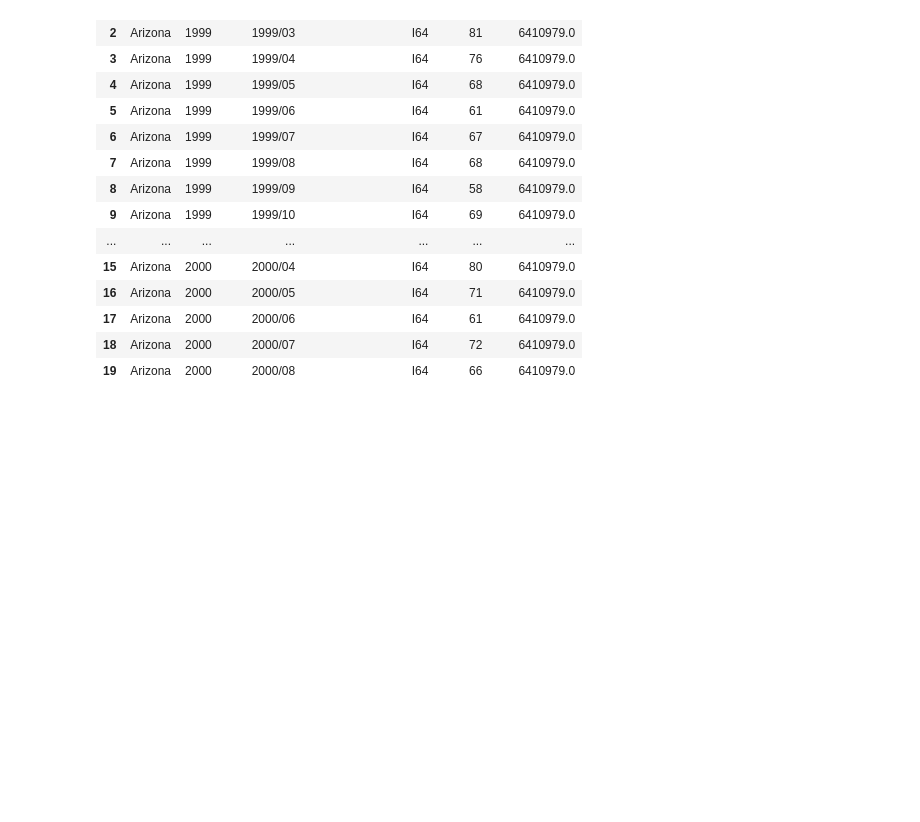
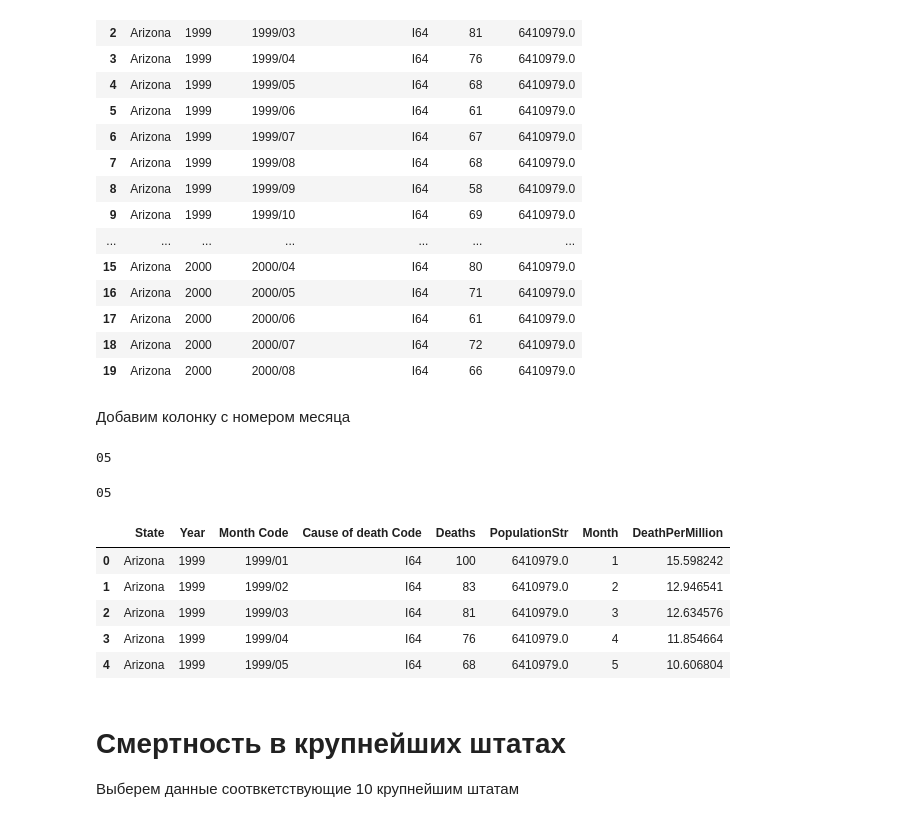
Before and after one commit to vlnik-belyaev/CDC_stat, a Jupyter notebook: CDC_heat_influence/Draft version.ipynb, the cells around one changed output. Saved outputs shown, nothing was run; the diff lists cells and outputs as text; code cells hidden in the pictures; blank space fills up the shorter version.

```diff
--- a/CDC_heat_influence/Draft version.ipynb
+++ b/CDC_heat_influence/Draft version.ipynb
@@ -359,3 +359,17 @@ stroke_death_with_pop.head(20)
 | 17 | Arizona | 2000 | 2000/06 | I64 | 61 | 6410979.0 |
 | 18 | Arizona | 2000 | 2000/07 | I64 | 72 | 6410979.0 |
 | 19 | Arizona | 2000 | 2000/08 | I64 | 66 | 6410979.0 |
+# %% [markdown]
+Добавим колонку с номером месяца
+# %%
+s = '2000/05'
+ss = s[-2:]
+print(ss)
+# %% [output]
+05
+# %%
+month_suffix = lambda s: s[-2:]
+s = '2000/05'
+print(month_suffix(s))
+# %% [output]
+05
@@ -361,0 +379,13 @@ stroke_death_with_pop.head(20)
+# %%
+stroke_death_with_pop.head()
+# %% [output]
+|  | State | Year | Month Code | Cause of death Code | Deaths | PopulationStr | Month | DeathPerMillion |
+| 0 | Arizona | 1999 | 1999/01 | I64 | 100 | 6410979.0 | 1 | 15.598242 |
+| 1 | Arizona | 1999 | 1999/02 | I64 | 83 | 6410979.0 | 2 | 12.946541 |
+| 2 | Arizona | 1999 | 1999/03 | I64 | 81 | 6410979.0 | 3 | 12.634576 |
+| 3 | Arizona | 1999 | 1999/04 | I64 | 76 | 6410979.0 | 4 | 11.854664 |
+| 4 | Arizona | 1999 | 1999/05 | I64 | 68 | 6410979.0 | 5 | 10.606804 |
+# %% [markdown]
+# Смертность в крупнейших штатах
+
+Выберем данные соотвкетствующие 10 крупнейшим штатам
```
Also changed, not shown: parts of 8 cells of this notebook.
